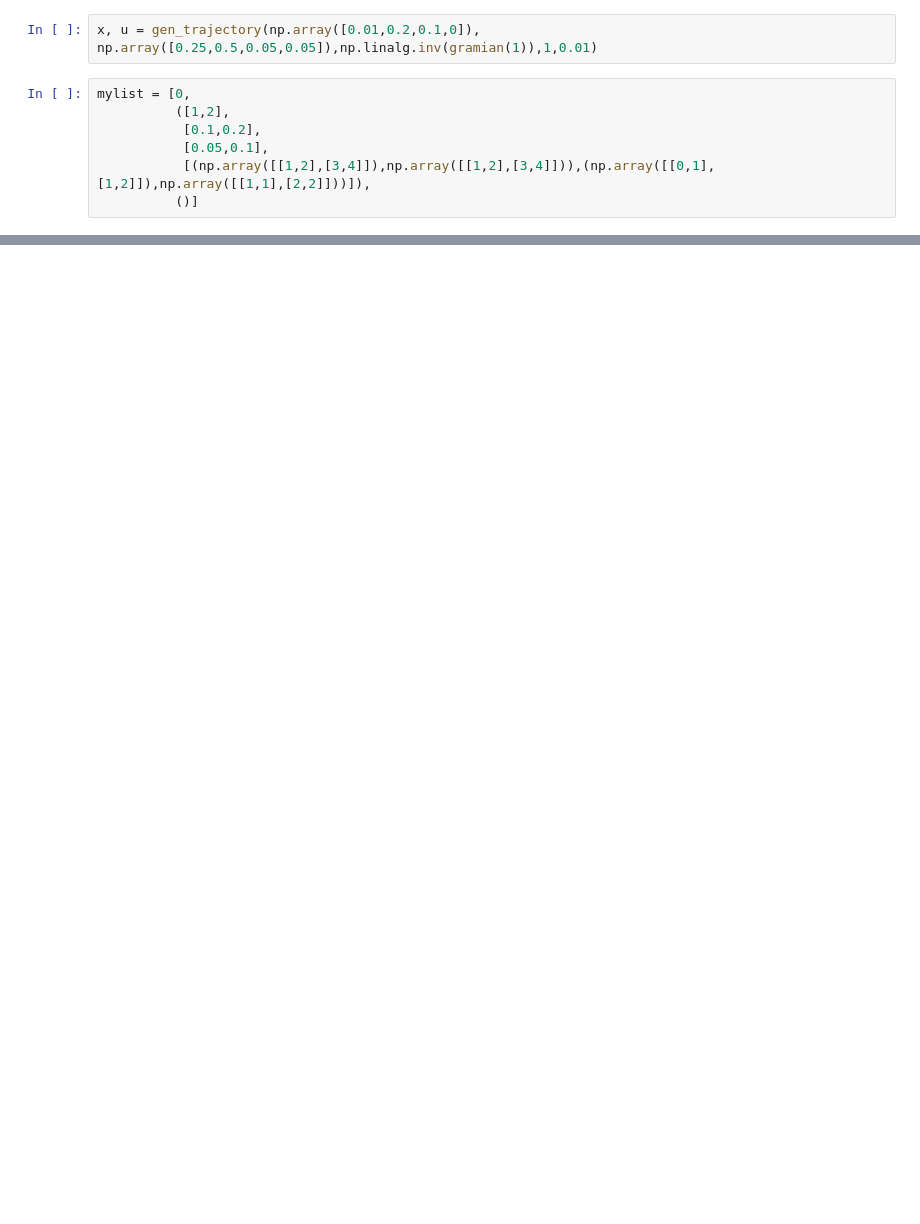
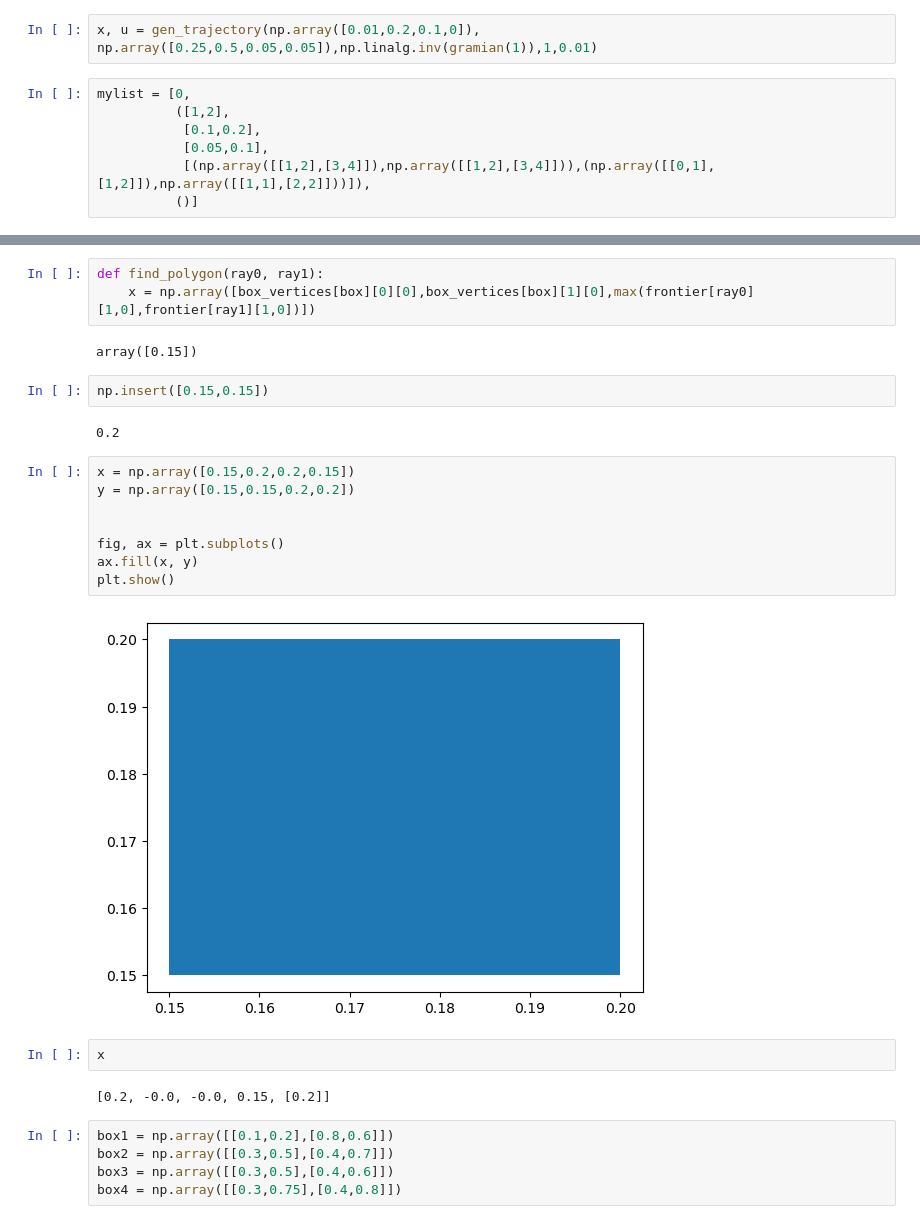
Before and after one commit to irom-lab/perception-guarantees, a Jupyter notebook: planning/plan_test_clean.ipynb, the cells around one changed output, grey strips where cells are left out. Saved outputs shown, nothing was run; the diff lists cells and outputs as text; blank space fills up the shorter version.

```diff
--- a/planning/plan_test_clean.ipynb
+++ b/planning/plan_test_clean.ipynb
@@ -912,0 +1110,28 @@ mylist[1][0].index(2)
+# %%
+def find_polygon(ray0, ray1):
+    x = np.array([box_vertices[box][0][0],box_vertices[box][1][0],max(frontier[ray0][1,0],frontier[ray1][1,0])])
+# %% [output]
+array([0.15])
+# %%
+np.insert([0.15,0.15])
+# %% [output]
+0.2
+# %%
+x = np.array([0.15,0.2,0.2,0.15])
+y = np.array([0.15,0.15,0.2,0.2])
+
+
+fig, ax = plt.subplots()
+ax.fill(x, y)
+plt.show()
+# %% [output]
+[figure, added]
+# %%
+x
+# %% [output]
+[0.2, -0.0, -0.0, 0.15, [0.2]]
+# %%
+box1 = np.array([[0.1,0.2],[0.8,0.6]])
+box2 = np.array([[0.3,0.5],[0.4,0.7]])
+box3 = np.array([[0.3,0.5],[0.4,0.6]])
+box4 = np.array([[0.3,0.75],[0.4,0.8]])
```
Also changed, not shown: parts of 32 cells of this notebook.
